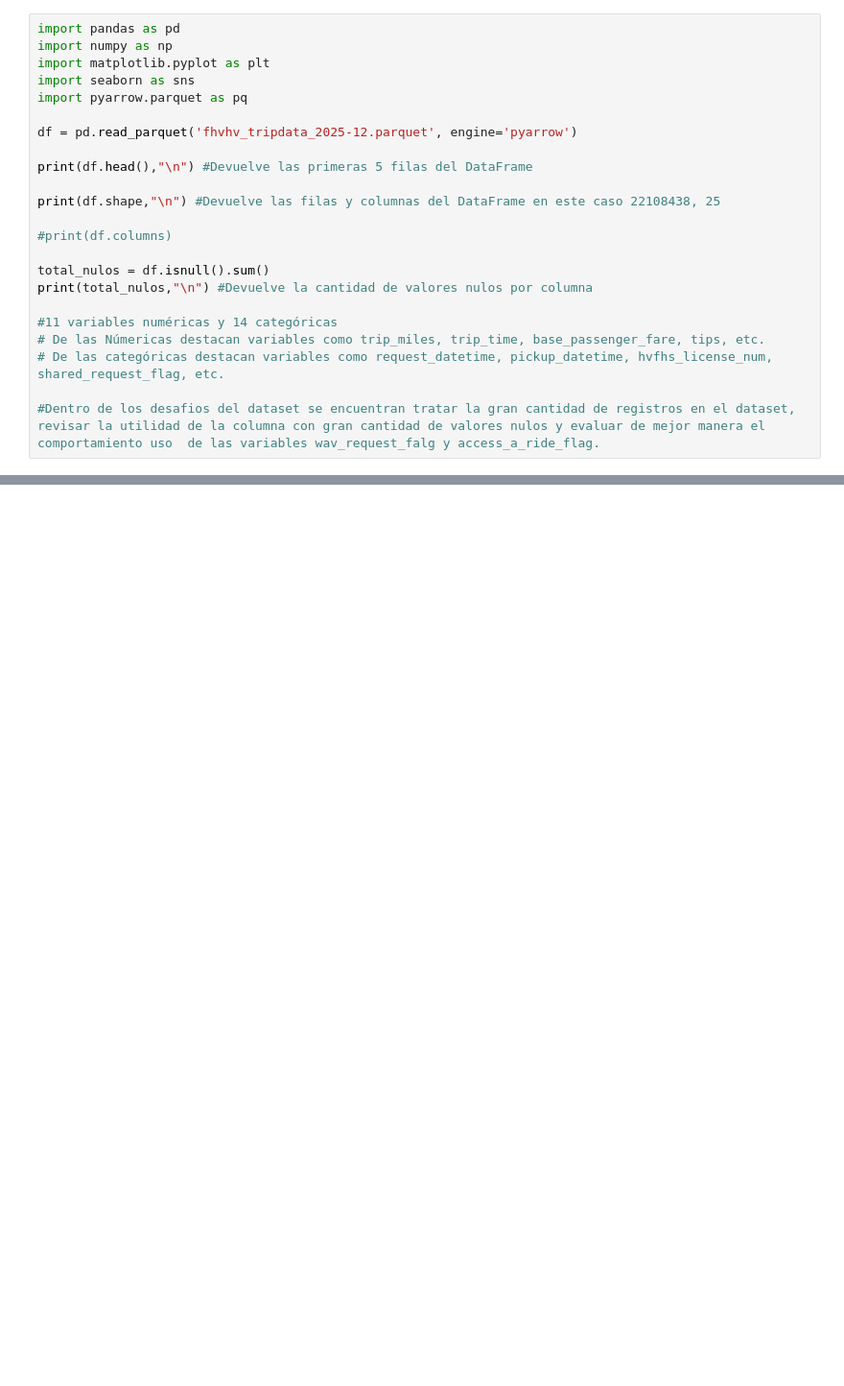
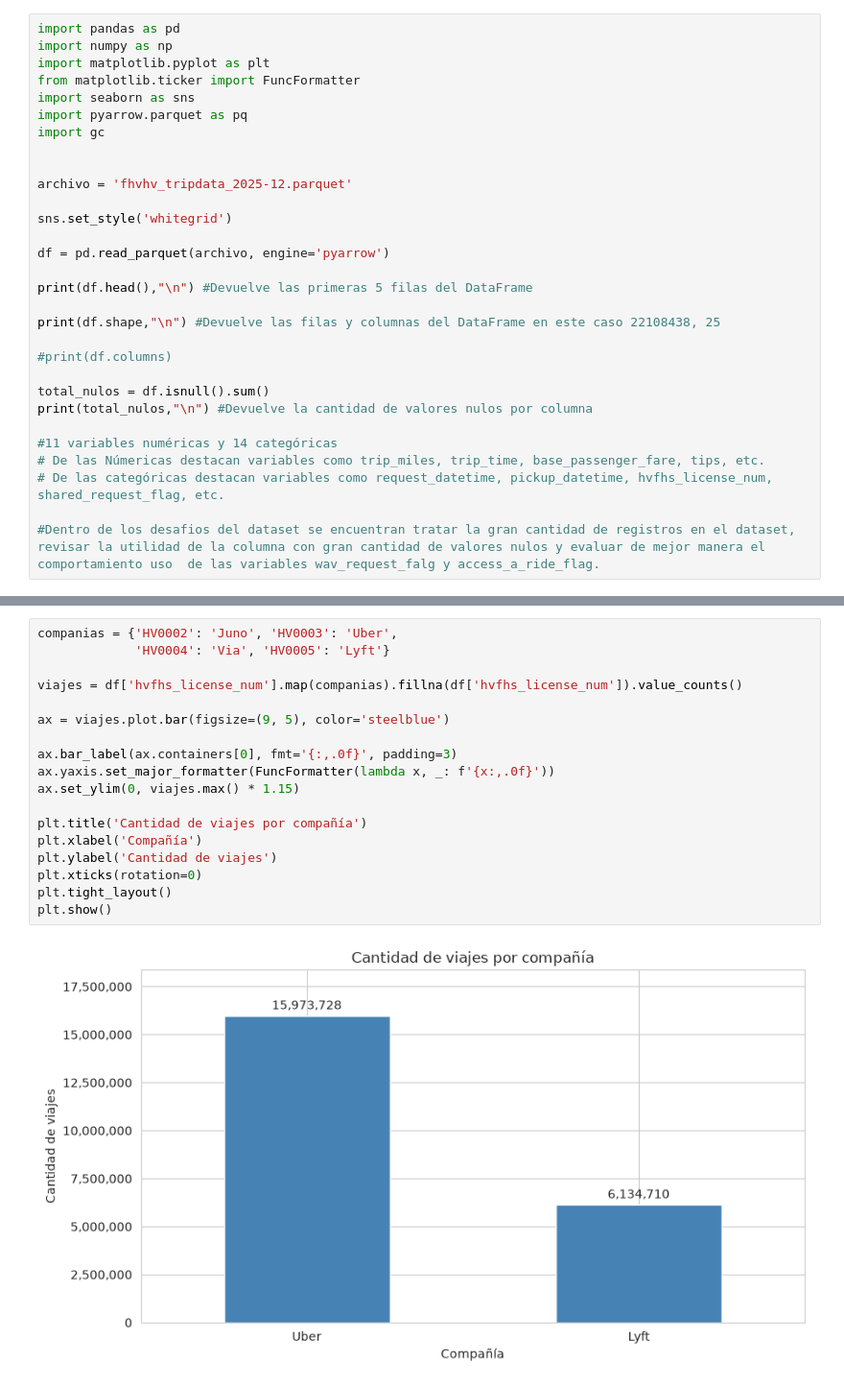
Before and after one commit to carana08/AD_GRUPO6, a Jupyter notebook: high_volume.ipynb, the cells around one changed output, grey strips where cells are left out. Shown at 96% size. Cells and saved outputs as stored; diff of their text form; blank space fills up the shorter version.

```diff
--- a/high_volume.ipynb
+++ b/high_volume.ipynb
@@ -2,10 +2,17 @@
 import pandas as pd
 import numpy as np
 import matplotlib.pyplot as plt
+from matplotlib.ticker import FuncFormatter
 import seaborn as sns
 import pyarrow.parquet as pq
+import gc
 
-df = pd.read_parquet('fhvhv_tripdata_2025-12.parquet', engine='pyarrow')
+
+archivo = 'fhvhv_tripdata_2025-12.parquet'
+
+sns.set_style('whitegrid')
+
+df = pd.read_parquet(archivo, engine='pyarrow')
 
 print(df.head(),"\n") #Devuelve las primeras 5 filas del DataFrame
 
@@ -41,0 +49,20 @@ Name: count, dtype: int64
+# %%
+companias = {'HV0002': 'Juno', 'HV0003': 'Uber',
+             'HV0004': 'Via', 'HV0005': 'Lyft'}
+
+viajes = df['hvfhs_license_num'].map(companias).fillna(df['hvfhs_license_num']).value_counts()
+
+ax = viajes.plot.bar(figsize=(9, 5), color='steelblue')
+
+ax.bar_label(ax.containers[0], fmt='{:,.0f}', padding=3)
+ax.yaxis.set_major_formatter(FuncFormatter(lambda x, _: f'{x:,.0f}'))
+ax.set_ylim(0, viajes.max() * 1.15)
+
+plt.title('Cantidad de viajes por compañía')
+plt.xlabel('Compañía')
+plt.ylabel('Cantidad de viajes')
+plt.xticks(rotation=0)
+plt.tight_layout()
+plt.show()
+# %% [output]
+[figure, added]
```
Also changed, not shown: parts of 6 cells of this notebook, 1 other file.
